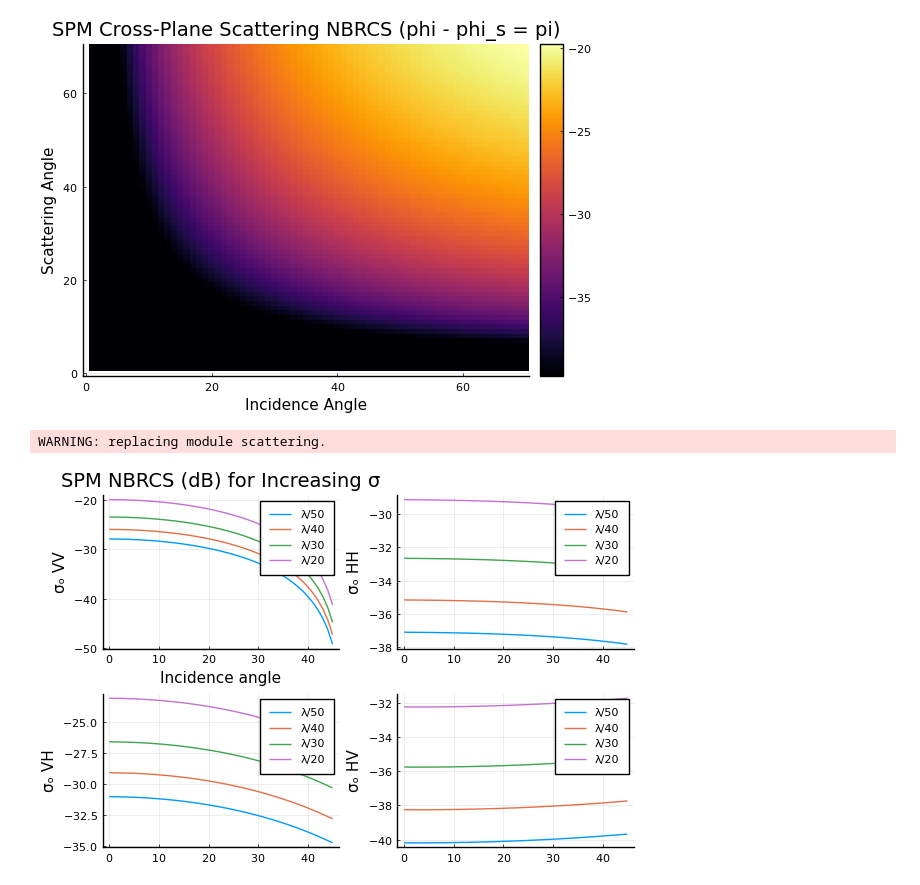
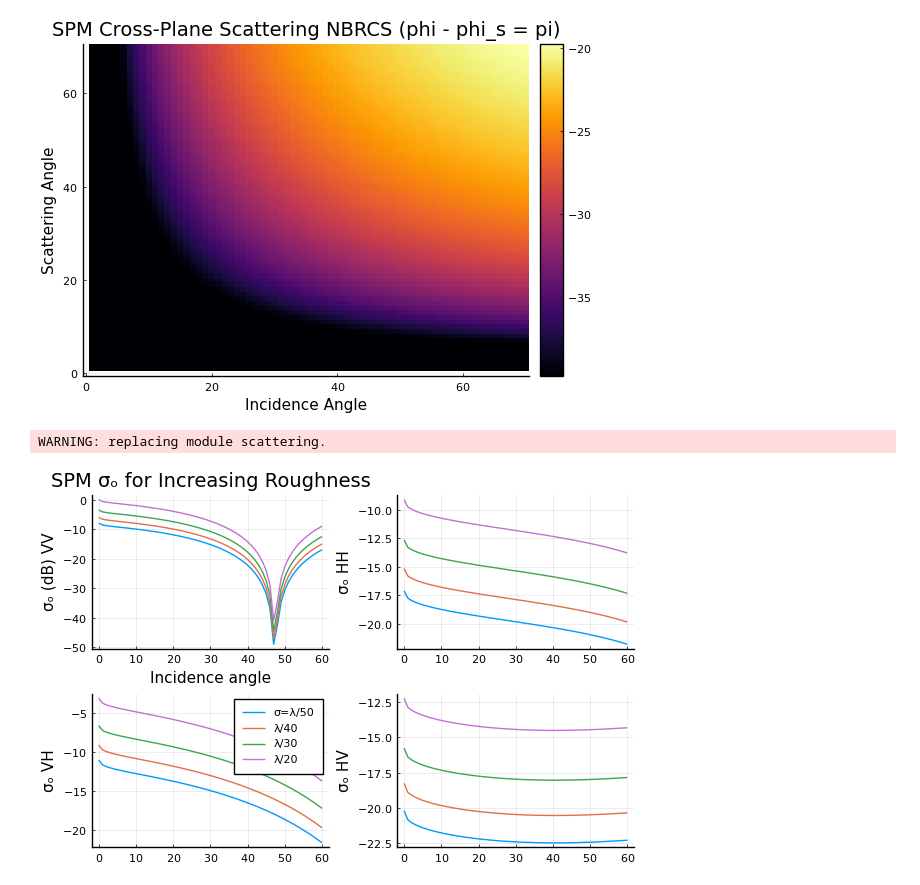
Before and after one commit to darts-team/DartsTST.jl, a Jupyter notebook: examples/scattering_example.ipynb, the cells around one changed output. Cells and saved outputs as stored; diff of their text form; code cells hidden in the pictures.

```diff
--- a/examples/scattering_example.ipynb
+++ b/examples/scattering_example.ipynb
@@ -240,44 +276,48 @@ peak_value1 = 10*log10(maximum(σʳ_vv))
 WARNING: replacing module scattering.
 [figure]
 # %%
+## In this cell, we select several values of roughness for a fixed scattering angle (θₛ,ϕₛ) and incoming azimuth (ϕ)
+# The incoming incidence angle is fixed
+
+
 include("../modules/scattering.jl")
 # plot BRCS of SPM in for varying incidence/scattering angles only for a single soil moisture value
 θᵥ = .2 # let's go with 20% soil moisture content
-l = .1
+l = 1
 λ = 25e-2
 σ = λ .* [1/50 1/40 1/30 1/20]
 m = sqrt(2).*σ./l
 ϕ  = 0 #15
 ϕₛ = 35
 θₛ = 45
-θᵢ = 0:45
+θᵢ = 0:60
 
 σʳ_vh = zeros(length(θᵢ),length(σ))
 σʳ_hv = zeros(length(θᵢ),length(σ))
 σʳ_vv = zeros(length(θᵢ),length(σ))
 σʳ_hh = zeros(length(θᵢ),length(σ))
 if λ*σ[end] < l^2/2.76
     for i = 1 : length(θᵢ)
         for j = 1 : length(σ)
             θₛ = θᵢ[i]
             σʳ_vh[i,j],  σʳ_hv[i,j],  σʳ_vv[i,j],  σʳ_hh[i,j] = scattering.BRCS_SPM_tsang.(λ,θᵢ[i],ϕ,θₛ,ϕₛ,l,σ[j],θᵥ)
         end
     end
 else
     display("Doesn't meet surface criteria")
 end
 l = @layout [a b; c d]
-p1 = plot(θᵢ, 10 *log10.(σʳ_vv),label=["λ/50" "λ/40" "λ/30" "λ/20"])
-title!("SPM NBRCS (dB) for Increasing σ")
+p1 = plot(θᵢ, 10 *log10.(σʳ_vv),label=false)
 xlabel!("Incidence angle")
-ylabel!("σₒ VV")
-p2 = plot(θᵢ, 10 *log10.(σʳ_hh),label=["λ/50" "λ/40" "λ/30" "λ/20"])
+ylabel!("σₒ (dB) VV")
+title!("SPM σₒ for Increasing Roughness")
+p2 = plot(θᵢ, 10 *log10.(σʳ_hh),label=false)
 ylabel!("σₒ HH")
-p3 = plot(θᵢ, 10 *log10.(σʳ_vh),label=["λ/50" "λ/40" "λ/30" "λ/20"])
+p3 = plot(θᵢ, 10 *log10.(σʳ_vh),label=["σ=λ/50" "λ/40" "λ/30" "λ/20"])
 ylabel!("σₒ VH")
-p4 = plot(θᵢ, 10 *log10.(σʳ_hv),label=["λ/50" "λ/40" "λ/30" "λ/20"])
+p4 = plot(θᵢ, 10 *log10.(σʳ_hv),label=false)
 ylabel!("σₒ HV")
 plot(p1, p2, p3, p4, layout = l)
 # %% [output]
 WARNING: replacing module scattering.
-[figure, old version]
+[figure, new version]
```
Also changed, not shown: parts of 12 cells of this notebook.
